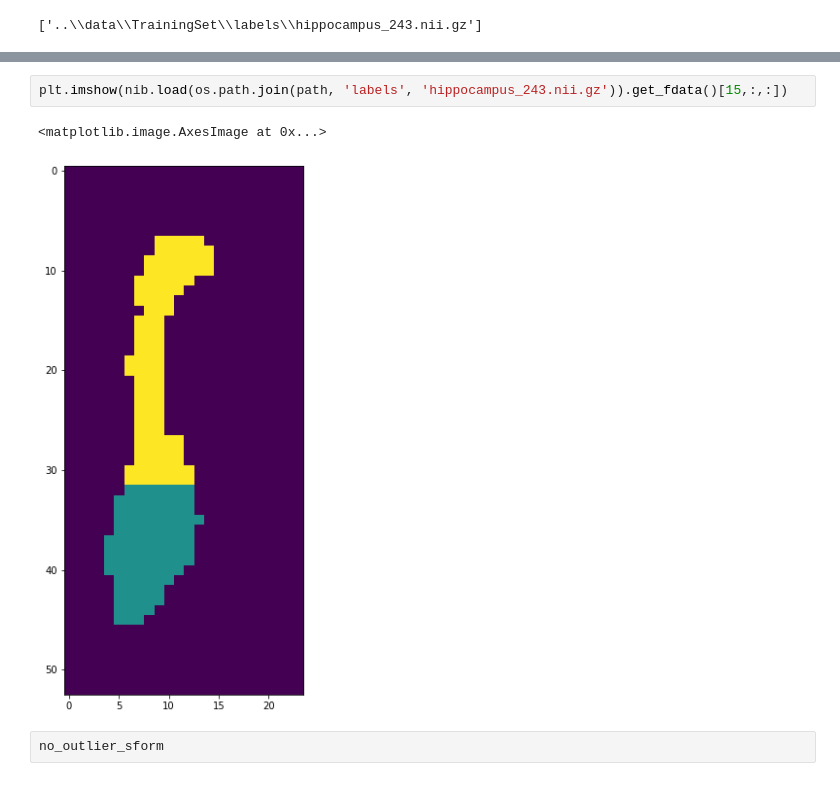
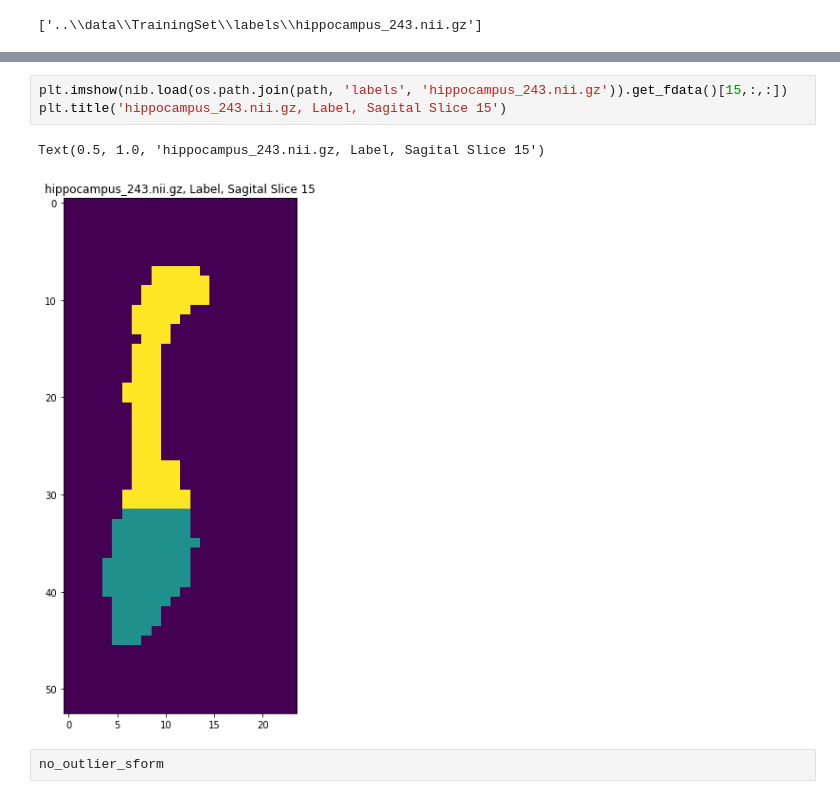
Before and after one commit to ElliotY-ML/Hippocampus_Segmentation_MRI, a Jupyter notebook: Section 1 EDA/Final Project EDA.ipynb, the cells around one changed output, grey strips where cells are left out. Drawn from its saved outputs; the diff is of its cells as text.

Commit message:
feat: Add captions for all figures

```diff
--- a/Section 1 EDA/Final Project EDA.ipynb
+++ b/Section 1 EDA/Final Project EDA.ipynb
@@ -553,8 +559,9 @@ plt.imshow(nib.load(os.path.join(path, 'images', 'hippocampus_243.nii.gz')).get_
 # %%
 plt.imshow(nib.load(os.path.join(path, 'labels', 'hippocampus_243.nii.gz')).get_fdata()[15,:,:])
+plt.title('hippocampus_243.nii.gz, Label, Sagital Slice 15')
 # %% [output]
-<matplotlib.image.AxesImage at 0x...>
+Text(0.5, 1.0, 'hippocampus_243.nii.gz, Label, Sagital Slice 15')
-[figure, old version]
+[figure, new version]
 # %%
 no_outlier_sform
 # %% [output]
```
Also changed, not shown: parts of 9 cells of this notebook, 1 other file.
